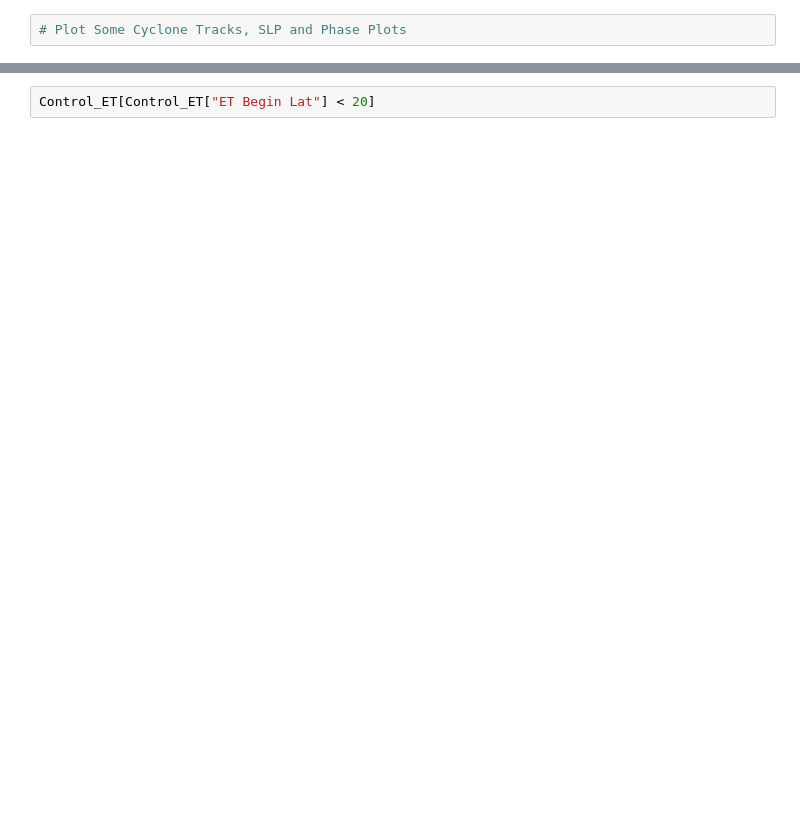
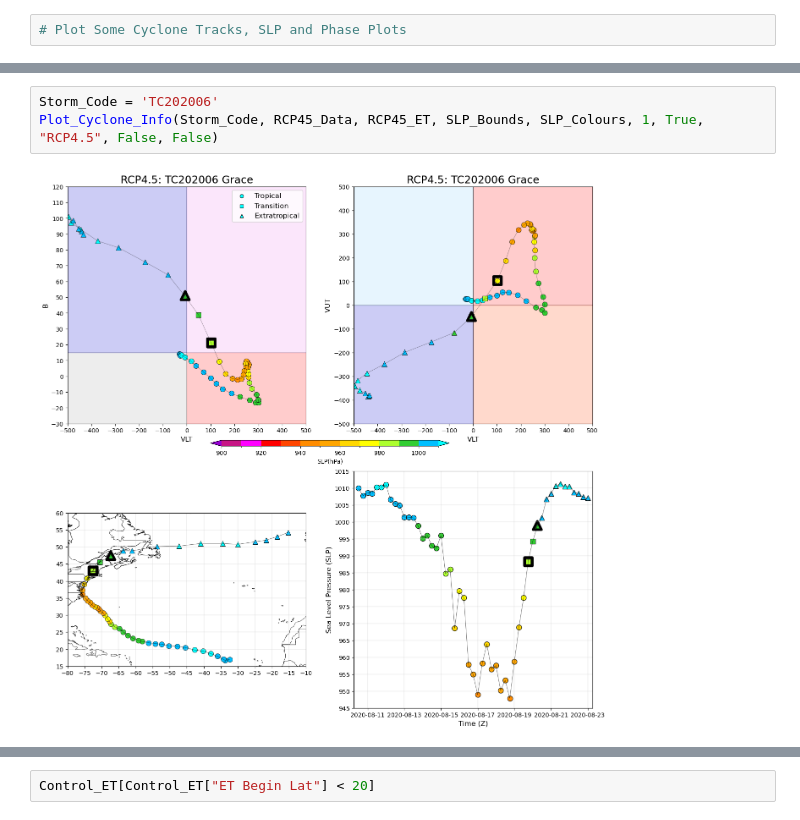
Before and after one commit to Luigi728/ExtraTrack_Github, a Jupyter notebook: RCP_Analysis/RCP_Analysis_V6.2.1.ipynb, the cells around one changed output, grey strips where cells are left out. Drawn from its saved outputs; the diff is of its cells as text; blank space fills up the shorter version.

```diff
--- a/RCP_Analysis/RCP_Analysis_V6.2.1.ipynb
+++ b/RCP_Analysis/RCP_Analysis_V6.2.1.ipynb
@@ -350,0 +281,5 @@ Plot_Cyclone_Phase(Code, RCP85_Data, RCP85_ET, SLP_Bounds, SLP_Colours, 3, True,
+# %%
+Storm_Code = 'TC202006'
+Plot_Cyclone_Info(Storm_Code, RCP45_Data, RCP45_ET, SLP_Bounds, SLP_Colours, 1, True, "RCP4.5", False, False)
+# %% [output]
+[figure, added]
```
Also changed, not shown: parts of 12 cells of this notebook, 1 other file.
